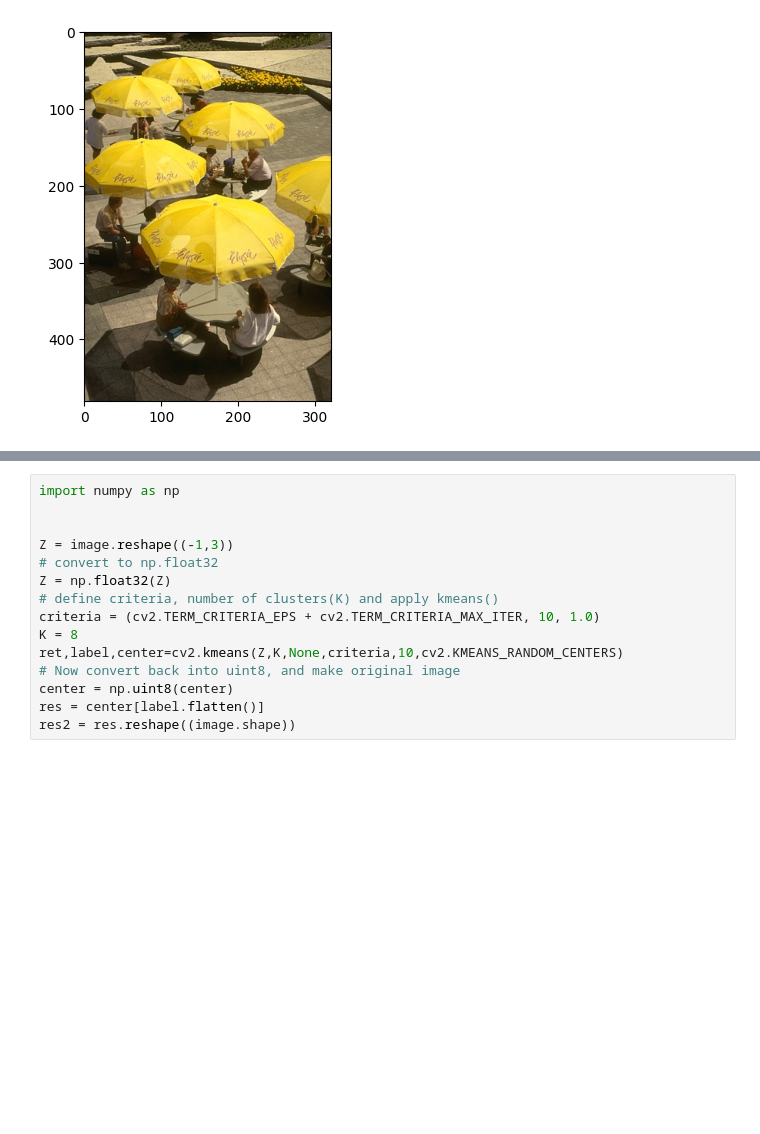
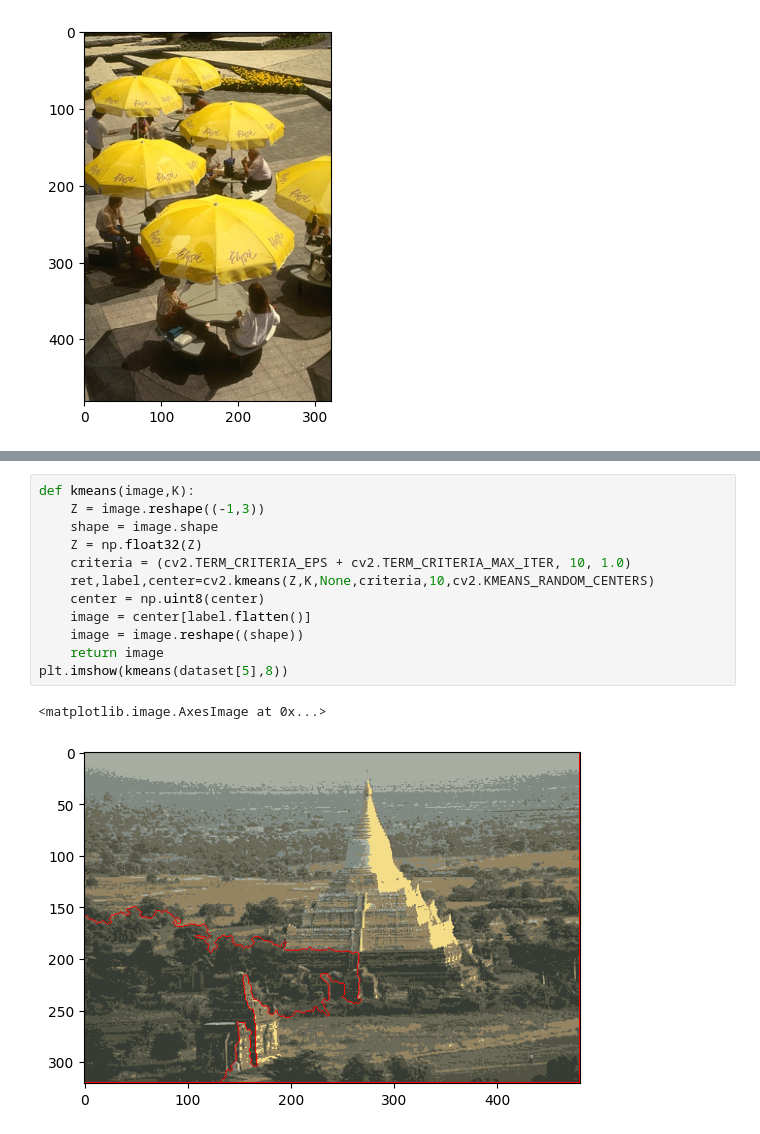
Before and after one commit to stefaneadna/digital-image-processing, a Jupyter notebook: Segmentation/segmentation.ipynb, the cells around one changed output, grey strips where cells are left out. Saved outputs shown, nothing was run; the diff lists cells and outputs as text; blank space fills up the shorter version.

Commit message:
add otsu, watershet and kmeans segmentation

```diff
--- a/Segmentation/segmentation.ipynb
+++ b/Segmentation/segmentation.ipynb
@@ -77,15 +78,15 @@ plt.imshow(watershed(dataset[5]))
 # %%
-import numpy as np
-
-
-Z = image.reshape((-1,3))
-# convert to np.float32
-Z = np.float32(Z)
-# define criteria, number of clusters(K) and apply kmeans()
-criteria = (cv2.TERM_CRITERIA_EPS + cv2.TERM_CRITERIA_MAX_ITER, 10, 1.0)
-K = 8
-ret,label,center=cv2.kmeans(Z,K,None,criteria,10,cv2.KMEANS_RANDOM_CENTERS)
-# Now convert back into uint8, and make original image
-center = np.uint8(center)
-res = center[label.flatten()]
-res2 = res.reshape((image.shape))
+def kmeans(image,K):
+    Z = image.reshape((-1,3))
+    shape = image.shape
+    Z = np.float32(Z)
+    criteria = (cv2.TERM_CRITERIA_EPS + cv2.TERM_CRITERIA_MAX_ITER, 10, 1.0)
+    ret,label,center=cv2.kmeans(Z,K,None,criteria,10,cv2.KMEANS_RANDOM_CENTERS)
+    center = np.uint8(center)
+    image = center[label.flatten()]
+    image = image.reshape((shape))
+    return image
+plt.imshow(kmeans(dataset[5],8))
+# %% [output]
+<matplotlib.image.AxesImage at 0x...>
+[figure, added]
```
Also changed, not shown: parts of 5 cells of this notebook.
